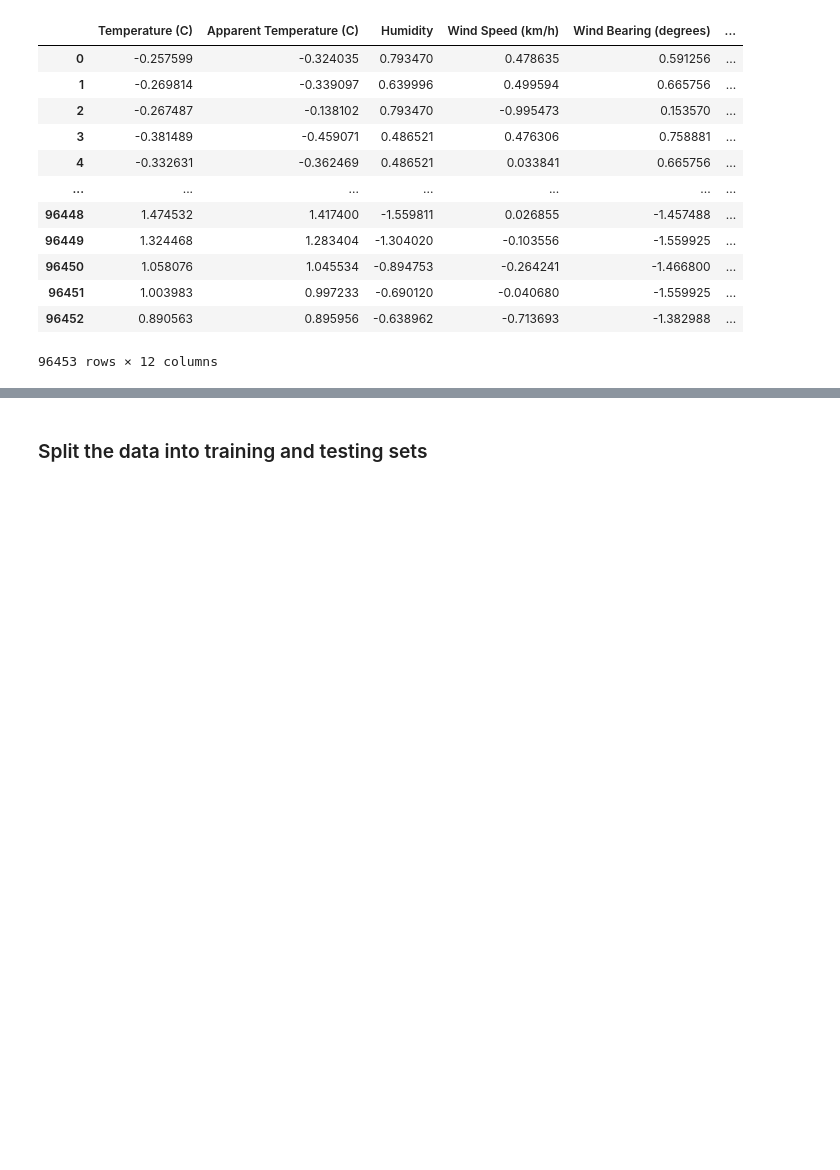
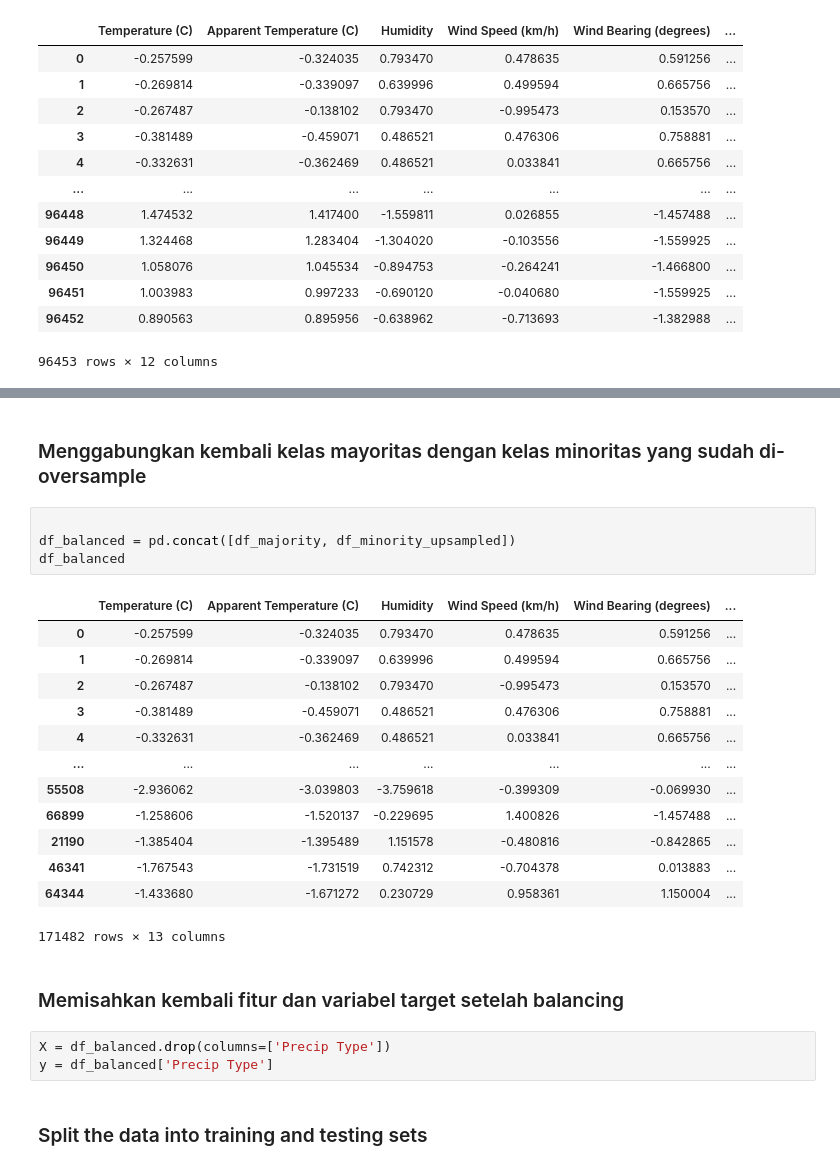
Before and after one commit to Brightlyviryaa/weather_prediction_regression_model, a Jupyter notebook: UTS2024_IF540L_E_Kelompok_4.ipynb, the cells around one changed output, grey strips where cells are left out. Saved outputs shown, nothing was run; the diff lists cells and outputs as text; blank space fills up the shorter version.

```diff
--- a/UTS2024_IF540L_E_Kelompok_4.ipynb
+++ b/UTS2024_IF540L_E_Kelompok_4.ipynb
@@ -275,3 +319,28 @@ y = df_balanced['Precip Type']
+# %% [markdown]
+### Menggabungkan kembali kelas mayoritas dengan kelas minoritas yang sudah di-oversample
+# %%
+
+df_balanced = pd.concat([df_majority, df_minority_upsampled])
+df_balanced
+# %% [output]
+|  | Temperature (C) | Apparent Temperature (C) | Humidity | Wind Speed (km/h) | Wind Bearing (degrees) | ... |
+| 0 | -0.257599 | -0.324035 | 0.793470 | 0.478635 | 0.591256 | ... |
+| 1 | -0.269814 | -0.339097 | 0.639996 | 0.499594 | 0.665756 | ... |
+| 2 | -0.267487 | -0.138102 | 0.793470 | -0.995473 | 0.153570 | ... |
+| 3 | -0.381489 | -0.459071 | 0.486521 | 0.476306 | 0.758881 | ... |
+| 4 | -0.332631 | -0.362469 | 0.486521 | 0.033841 | 0.665756 | ... |
+| ... | ... | ... | ... | ... | ... | ... |
+| 55508 | -2.936062 | -3.039803 | -3.759618 | -0.399309 | -0.069930 | ... |
+| 66899 | -1.258606 | -1.520137 | -0.229695 | 1.400826 | -1.457488 | ... |
+| 21190 | -1.385404 | -1.395489 | 1.151578 | -0.480816 | -0.842865 | ... |
+| 46341 | -1.767543 | -1.731519 | 0.742312 | -0.704378 | 0.013883 | ... |
+| 64344 | -1.433680 | -1.671272 | 0.230729 | 0.958361 | 1.150004 | ... |
+171482 rows × 13 columns
+# %% [markdown]
+### Memisahkan kembali fitur dan variabel target setelah balancing
+# %%
+X = df_balanced.drop(columns=['Precip Type'])
+y = df_balanced['Precip Type']
 # %% [markdown]
 ### Split the data into training and testing sets
 # %%
```
Also changed, not shown: parts of 7 cells of this notebook, 1 other file.
